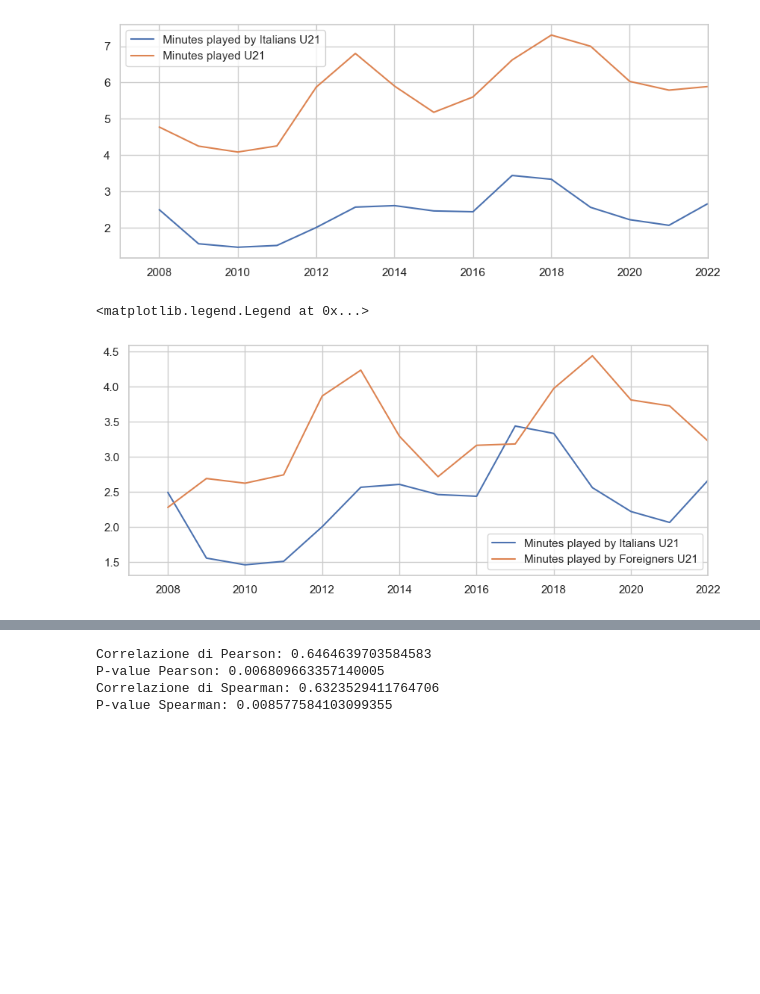
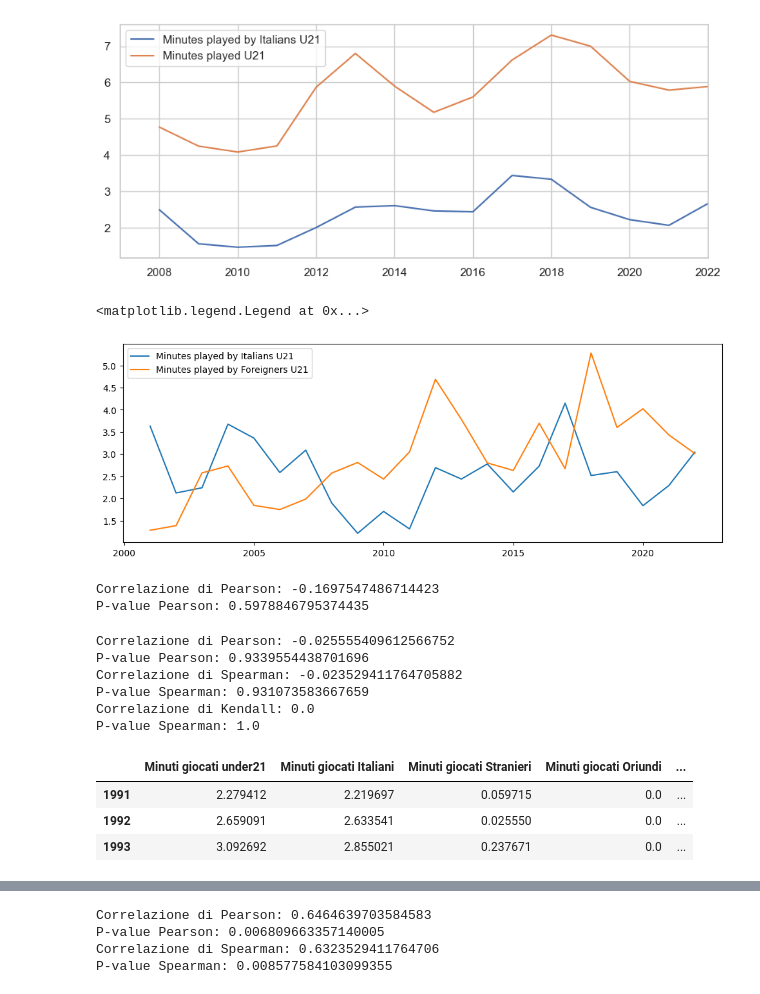
Before and after one commit to frapic98/Minutes-played-by-under-21-players-in-Serie-a, a Jupyter notebook: scraping.ipynb, the cells around one changed output, grey strips where cells are left out. Saved outputs shown, nothing was run; the diff lists cells and outputs as text; code cells hidden in the pictures; blank space fills up the shorter version.

```diff
--- a/scraping.ipynb
+++ b/scraping.ipynb
@@ -540,8 +1314,10 @@ rb.print(o)
 # %%
 import Rbeast as rb
 import numpy as np
-o=rb.beast((mins_played['Minuti giocati Italiani'][23:]+mins_played['Minuti giocati Oriundi'][23:]), start=1990, deltat=1,period="1.0 year",tcp_minmax=[3,7],print_options=False,print_progress=False)
-rb.plot(o,title='Minutes played by Italians under-21 players from 1990')
+plt.rcParams['figure.figsize'] = [8, 5]
+
+o=rb.beast((mins_played['Minuti giocati Italiani'][23:]), start=1990, deltat=1,period="1.0 year",print_options=False,print_progress=False)
+rb.plot(o,title='Minutes played by Italians under-21 players from 1990',ncpStat="mean")
 rb.print(o)
 # %% [output]
 #####################################################################
@@ -610,0 +1601,12 @@ Slope:  -0.13183303624480086
+# %%
+mins_played["Anno"]=mins_played.index
+# %%
+#stampa il grafico della correlazione tra i minuti giocati dai giocatori under 21 e il ranking uefa come retta di regressione
+import seaborn as sns
+sns.set_theme(style="whitegrid")
+plt.figure(figsize=(10,6))
+sns.regplot(x=mins_played["Anno"][40:], y=mins_played["Minuti giocati under21"][40:])
+plt.xlabel("Minuti giocati under21")
+plt.ylabel("Uefa_Ranking")
+plt.title("Correlazione tra i minuti giocati dai giocatori under 21 e il ranking uefa")
+plt.show()
@@ -610,0 +1722,10 @@ Slope:  -0.13183303624480086
+# %%
+#stampa il grafico della correlazione tra i minuti giocati dai giocatori under 21 e il ranking uefa come retta di regressione
+import seaborn as sns
+sns.set_theme(style="whitegrid")
+plt.figure(figsize=(10,6))
+sns.regplot(x = mins_played[["Minuti giocati under21"]][34:], y = mins_played[["Entrate"]][34:])
+plt.xlabel("Minuti giocati under21")
+plt.ylabel("Entrate")
+plt.title("Correlazione tra i minuti giocati dai giocatori under 21 e le entrate")
+plt.show()
@@ -715,16 +1955,50 @@ plt.legend()
 # %%
 #fai la media di ogni tre anni per i minuti giocati da giocatori italiani e per i giocatori stranieri, poi creaci due lineplot
 
-plt.rcParams['figure.figsize'] = [10, 4]
-(mins_played["Minuti giocati Italiani"][40:]+mins_played["Minuti giocati Oriundi"][40:]).rolling(2).mean().plot(label='Minutes played by Italians U21')
+plt.rcParams['figure.figsize'] = [12, 4]
+(mins_played["Minuti giocati Italiani"][34:]+mins_played["Minuti giocati Oriundi"][34:]).rolling(1).mean().plot(label='Minutes played by Italians U21')
 
-(mins_played["Minuti giocati Stranieri"][40:]).rolling(2).mean().plot(label='Minutes played by Foreigners U21')
+(mins_played["Minuti giocati Stranieri"][34:]).rolling(1).mean().plot(label='Minutes played by Foreigners U21')
 #(mins_played["Minuti giocati under21"][40:]).rolling(2).mean().plot()
 #plt.xticks(rotation=90)
 #adjust the size of the graph
 
 
 plt.legend()
 # %% [output]
 <matplotlib.legend.Legend at 0x...>
-[figure, old version]
+[figure, new version]
+# %%
+corr_pearson, p_value = pearsonr(mins_played["Minuti giocati Italiani"][44:]+mins_played["Minuti giocati Oriundi"][44:],mins_played["Minuti giocati Stranieri"][44:])
+print(f"Correlazione di Pearson: {corr_pearson}")
+print(f"P-value Pearson: {p_value}")
+# %% [output]
+Correlazione di Pearson: -0.1697547486714423
+P-value Pearson: 0.5978846795374435
+# %%
+#correlation between uefa ranking and minutes by squad of high part of the ranking
+from scipy.stats import pearsonr,spearmanr,kendalltau
+
+corr_pearson, p_value = pearsonr(mins_played["Minuti giocati Italiani"][43:]+mins_played["Minuti giocati Oriundi"][43:],mins_played["Minuti giocati Stranieri"][43:])
+correlazione_spearman, p_value_spearman= spearmanr(mins_played["Minuti giocati Italiani"][40:]+mins_played["Minuti giocati Oriundi"][40:],mins_played["Minuti giocati Stranieri"][40:])
+correlazione_kendall,p_value_kendall=kendalltau(mins_played["Minuti giocati Italiani"][43:]+mins_played["Minuti giocati Oriundi"][43:],mins_played["Minuti giocati Stranieri"][43:])
+print(f"Correlazione di Pearson: {corr_pearson}")
+print(f"P-value Pearson: {p_value}")
+print(f"Correlazione di Spearman: {correlazione_spearman}")
+print(f"P-value Spearman: {p_value_spearman}")
+print(f"Correlazione di Kendall: {correlazione_kendall}")
+print(f"P-value Spearman: {p_value_kendall}")
+# %% [output]
+Correlazione di Pearson: -0.025555409612566752
+P-value Pearson: 0.9339554438701696
+Correlazione di Spearman: -0.023529411764705882
+P-value Spearman: 0.931073583667659
+Correlazione di Kendall: 0.0
+P-value Spearman: 1.0
+# %%
+mins_played[24:27]
+# %% [output]
+|  | Minuti giocati under21 | Minuti giocati Italiani | Minuti giocati Stranieri | Minuti giocati Oriundi | ... |
+| 1991 | 2.279412 | 2.219697 | 0.059715 | 0.0 | ... |
+| 1992 | 2.659091 | 2.633541 | 0.025550 | 0.0 | ... |
+| 1993 | 3.092692 | 2.855021 | 0.237671 | 0.0 | ... |
```
Also changed, not shown: parts of 183 cells of this notebook, 3 other files.
